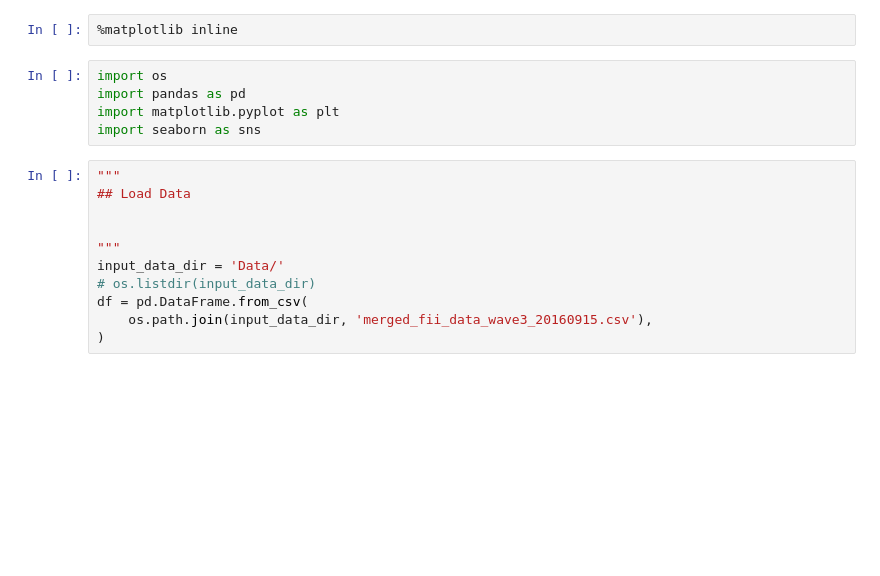
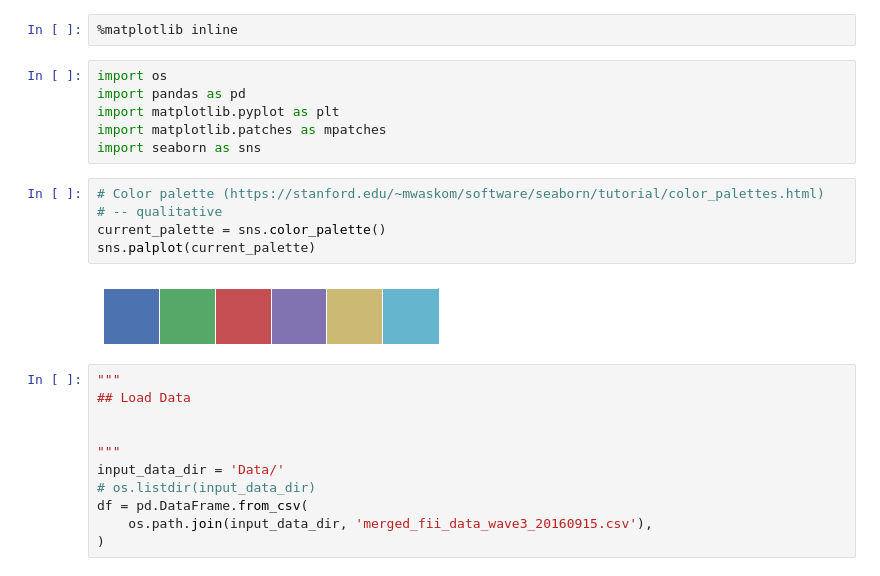
Before and after one commit to cturner500/DoPLER, a Jupyter notebook: funnel_analysis.ipynb, the cells around one changed output. Cells and saved outputs as stored; diff of their text form; blank space fills up the shorter version.

```diff
--- a/funnel_analysis.ipynb
+++ b/funnel_analysis.ipynb
@@ -57,7 +57,15 @@ The specific questions and responses considered to address each of these concept
 import os
 import pandas as pd
 import matplotlib.pyplot as plt
+import matplotlib.patches as mpatches
 import seaborn as sns
+# %%
+# Color palette (https://stanford.edu/~mwaskom/software/seaborn/tutorial/color_palettes.html)
+# -- qualitative
+current_palette = sns.color_palette()
+sns.palplot(current_palette)
+# %% [output]
+[figure, added]
 # %%
 """
 ## Load Data
```
Also changed, not shown: parts of 9 cells of this notebook.
